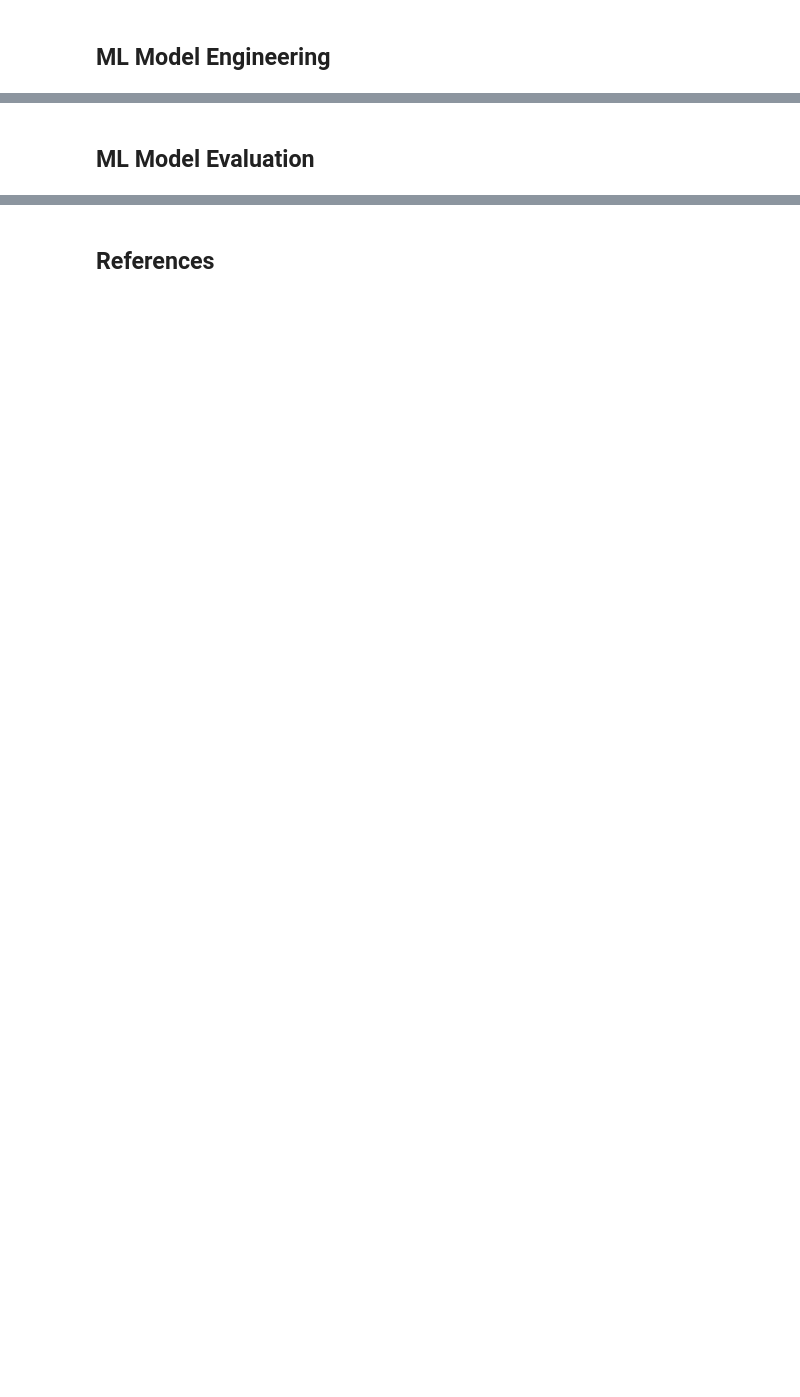
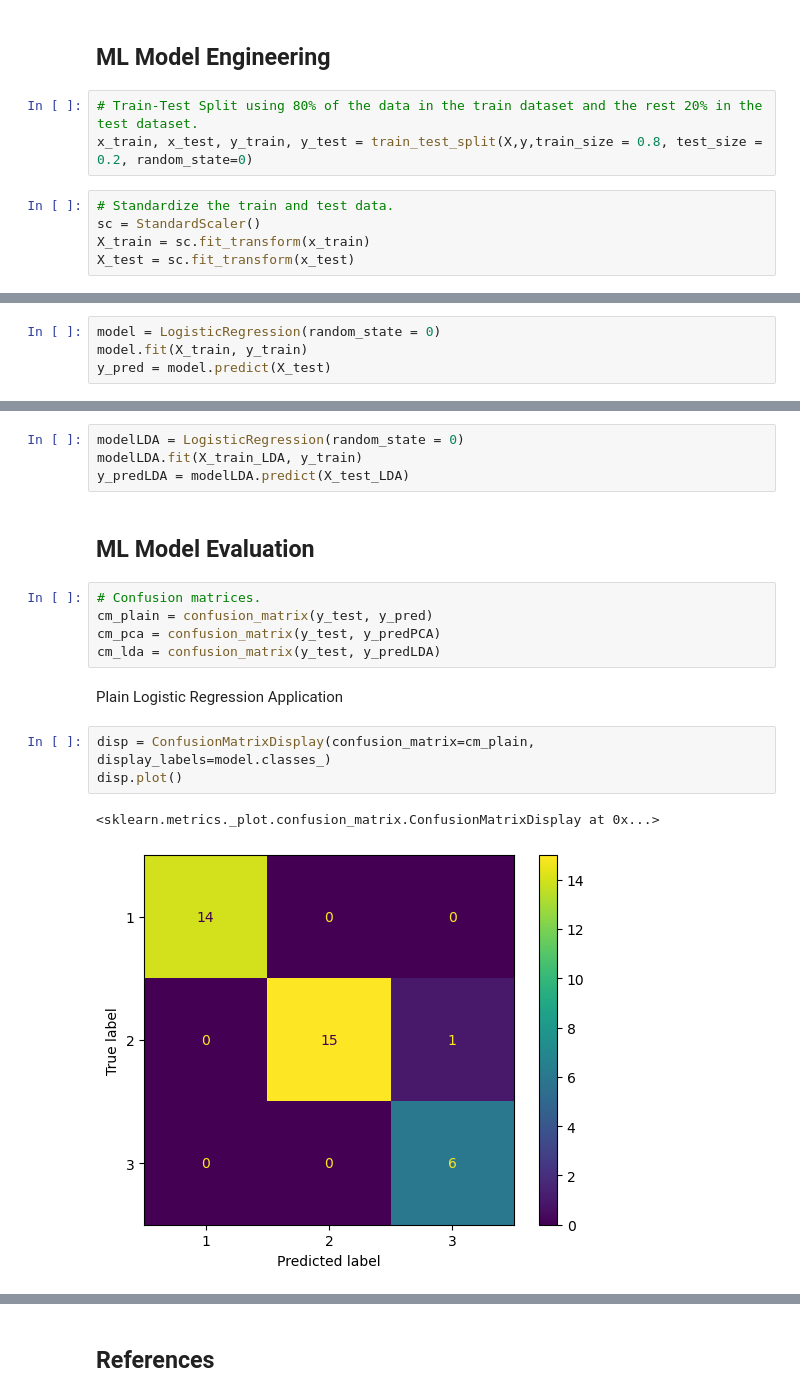
Before and after one commit to jjmartegarcia/machinelearning, a Jupyter notebook: excercises/DimensionalityReduction/DimensionalityReduction.ipynb, the cells around one changed output, grey strips where cells are left out. Drawn from its saved outputs; the diff is of its cells as text; blank space fills up the shorter version.

```diff
--- a/excercises/DimensionalityReduction/DimensionalityReduction.ipynb
+++ b/excercises/DimensionalityReduction/DimensionalityReduction.ipynb
@@ -20,2 +77,10 @@ Please install the following dependencies using pip install:
 # %% [markdown]
 ## ML Model Engineering
+# %%
+# Train-Test Split using 80% of the data in the train dataset and the rest 20% in the test dataset.
+x_train, x_test, y_train, y_test = train_test_split(X,y,train_size = 0.8, test_size = 0.2, random_state=0)
+# %%
+# Standardize the train and test data.
+sc = StandardScaler()
+X_train = sc.fit_transform(x_train)
+X_test = sc.fit_transform(x_test)
@@ -21,0 +89,4 @@ Please install the following dependencies using pip install:
+# %%
+model = LogisticRegression(random_state = 0)
+model.fit(X_train, y_train)
+y_pred = model.predict(X_test)
@@ -22,2 +111,19 @@ Please install the following dependencies using pip install:
+# %%
+modelLDA = LogisticRegression(random_state = 0)
+modelLDA.fit(X_train_LDA, y_train)
+y_predLDA = modelLDA.predict(X_test_LDA)
 # %% [markdown]
 ## ML Model Evaluation
+# %%
+# Confusion matrices.
+cm_plain = confusion_matrix(y_test, y_pred)
+cm_pca = confusion_matrix(y_test, y_predPCA)
+cm_lda = confusion_matrix(y_test, y_predLDA)
+# %% [markdown]
+ Plain Logistic Regression Application
+# %%
+disp = ConfusionMatrixDisplay(confusion_matrix=cm_plain, display_labels=model.classes_)
+disp.plot()
+# %% [output]
+<sklearn.metrics._plot.confusion_matrix.ConfusionMatrixDisplay at 0x...>
+[figure, added]
```
Also changed, not shown: parts of 23 cells of this notebook, 1 other file.
